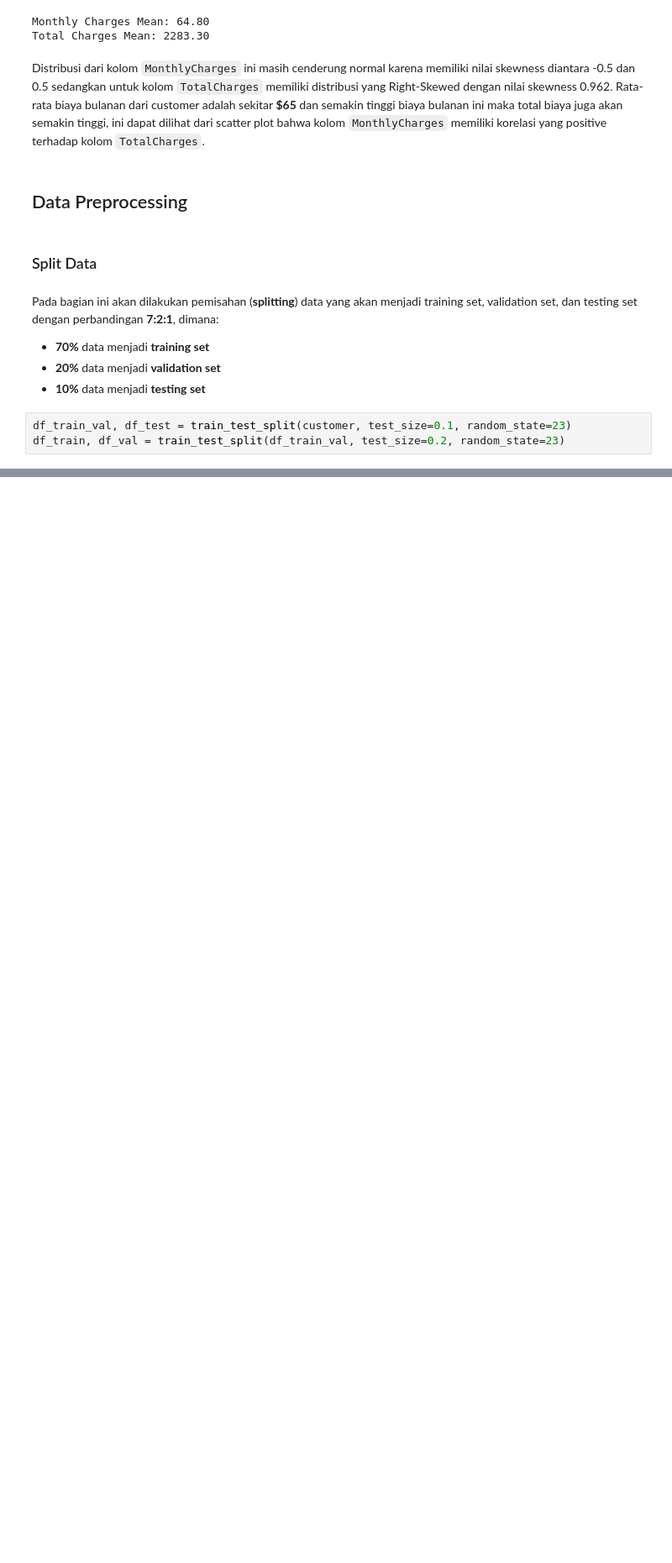
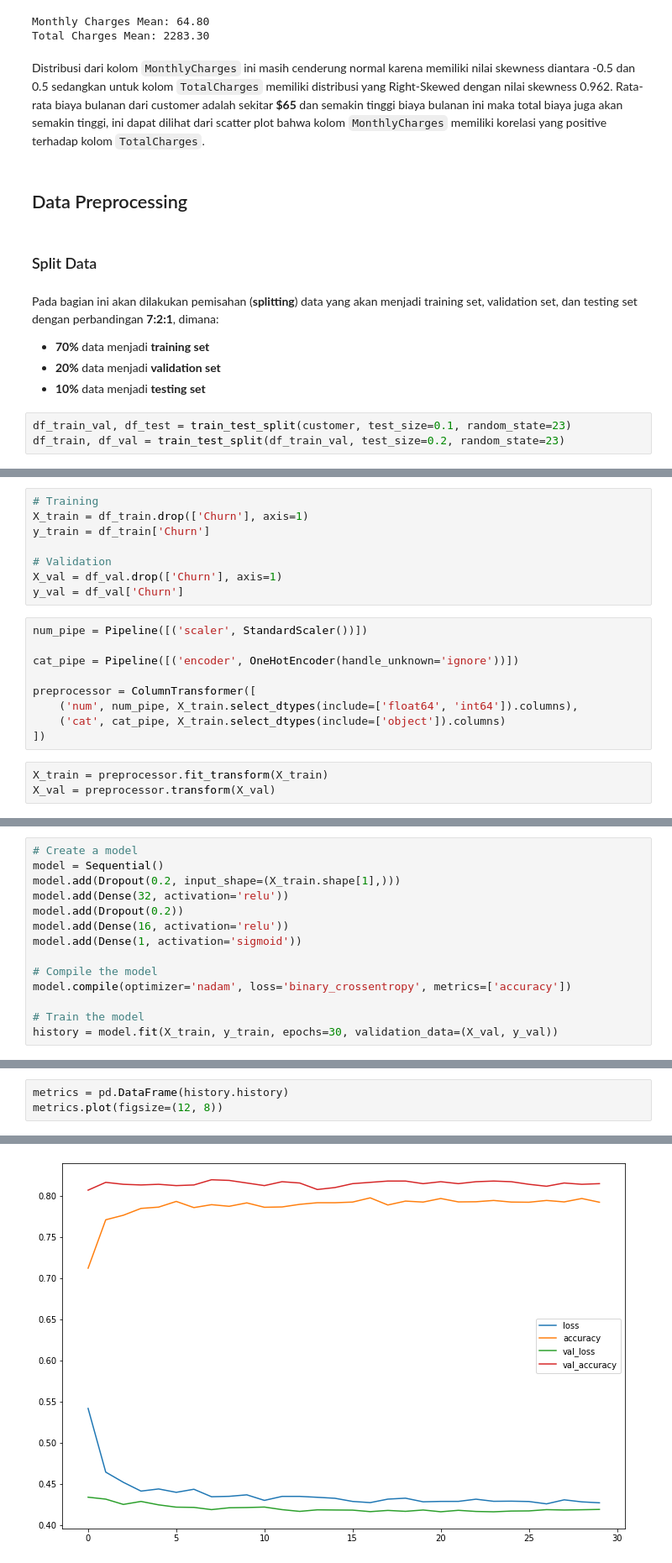
Before and after one commit to Penzragon/h8dsft_Milestone1P2, a Jupyter notebook: script.ipynb, the cells around one changed output, grey strips where cells are left out. Shown at 84% size. Drawn from its saved outputs; the diff is of its cells as text; blank space fills up the shorter version.

Commit message:
Add model

```diff
--- a/script.ipynb
+++ b/script.ipynb
@@ -582,0 +592,20 @@ df_train, df_val = train_test_split(df_train_val, test_size=0.2, random_state=23
+# %%
+# Training
+X_train = df_train.drop(['Churn'], axis=1)
+y_train = df_train['Churn']
+
+# Validation
+X_val = df_val.drop(['Churn'], axis=1)
+y_val = df_val['Churn']
+# %%
+num_pipe = Pipeline([('scaler', StandardScaler())])
+
+cat_pipe = Pipeline([('encoder', OneHotEncoder(handle_unknown='ignore'))])
+
+preprocessor = ColumnTransformer([
+    ('num', num_pipe, X_train.select_dtypes(include=['float64', 'int64']).columns),
+    ('cat', cat_pipe, X_train.select_dtypes(include=['object']).columns)
+])
+# %%
+X_train = preprocessor.fit_transform(X_train)
+X_val = preprocessor.transform(X_val)
@@ -582,0 +616,14 @@ df_train, df_val = train_test_split(df_train_val, test_size=0.2, random_state=23
+# %%
+# Create a model
+model = Sequential()
+model.add(Dropout(0.2, input_shape=(X_train.shape[1],)))
+model.add(Dense(32, activation='relu'))
+model.add(Dropout(0.2))
+model.add(Dense(16, activation='relu'))
+model.add(Dense(1, activation='sigmoid'))
+
+# Compile the model
+model.compile(optimizer='nadam', loss='binary_crossentropy', metrics=['accuracy'])
+
+# Train the model
+history = model.fit(X_train, y_train, epochs=30, validation_data=(X_val, y_val))
@@ -582,0 +648,4 @@ df_train, df_val = train_test_split(df_train_val, test_size=0.2, random_state=23
+# %%
+metrics = pd.DataFrame(history.history)
+metrics.plot(figsize=(12, 8))
+# %% [output]
@@ -582,0 +653 @@ df_train, df_val = train_test_split(df_train_val, test_size=0.2, random_state=23
+[figure, added]
```
Also changed, not shown: parts of 6 cells of this notebook.
